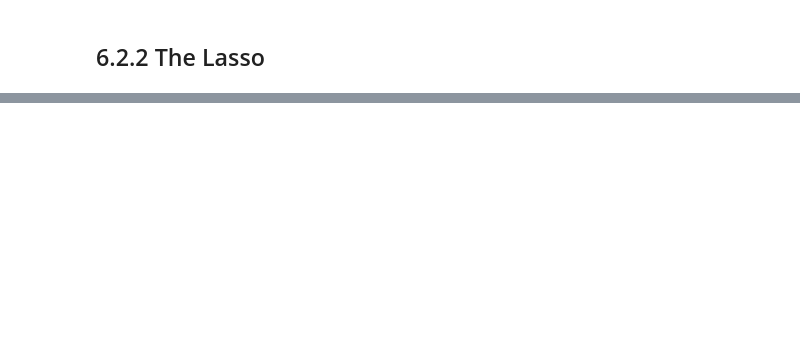
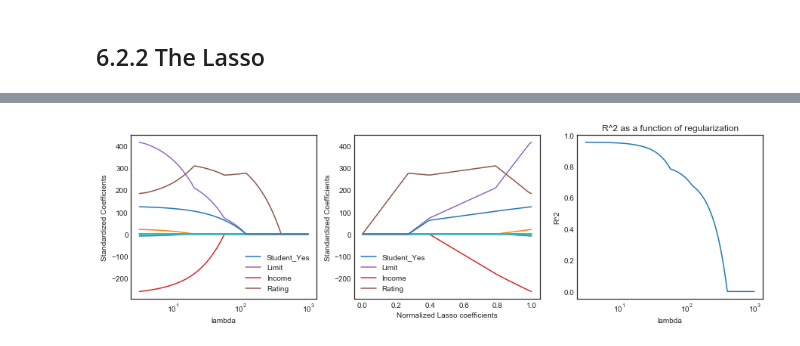
Before and after one commit to pedvide/ISLR_Python, a Jupyter notebook: Chapter6_Linear_Model_Selection_and_Regularization.ipynb, the cells around one changed output, grey strips where cells are left out. Drawn from its saved outputs; the diff is of its cells as text; code cells hidden in the pictures; blank space fills up the shorter version.

Commit message:
the lasso

```diff
--- a/Chapter6_Linear_Model_Selection_and_Regularization.ipynb
+++ b/Chapter6_Linear_Model_Selection_and_Regularization.ipynb
@@ -125,0 +122,44 @@ ax.set_title('R^2 as a function of regularization');
+# %%
+n_lambdas = 200
+lambdas = np.logspace(3, 0.5, n_lambdas)
+
+coefs = []
+scores = []
+for lam in lambdas:
+    lasso = Lasso(alpha=lam)
+    lasso.fit(X_scaled, y)
+    coefs.append(lasso.coef_)
+    scores.append(lasso.score(X_scaled, y))
+# %%
+fig, (ax1, ax2, ax3) = plt.subplots(1, 3, figsize=(15,4))
+
+# get the four largest (in abs value) coefficient positions
+ind = np.argpartition(np.abs(coefs[-1]), -4)[-4:]
+
+# firt plot
+ax1.plot(lambdas, coefs)
+ax1.set_xscale('log')
+ax1.set_xlabel('lambda')
+ax1.set_ylabel('Standardized Coefficients')
+ax1.legend(np.array(ax1.get_lines())[ind], X.columns[ind])
+
+# second plot
+no_lasso_norm = linalg.norm(coefs[-1], ord=1)
+norm_coefs = linalg.norm(coefs/no_lasso_norm, axis=1, ord=1)
+ax2.plot(norm_coefs, coefs)
+ax2.set_xlabel('Normalized Lasso coefficients')
+ax2.set_ylabel('Standardized Coefficients')
+ax2.legend(np.array(ax2.get_lines())[ind], X.columns[ind]);
+
+# third
+ax3.plot(lambdas, scores)
+ax3.set_xscale('log')
+ax3.set_xlabel('lambda')
+ax3.set_ylabel('R^2')
+ax3.set_title('R^2 as a function of regularization');
+
+# the values for lambda are different here than in the text
+# most likely the function that is minimized is a bit different in scikit-learn and R
+# there's probably a factor of N or 2N (N=len(y)) difference.
+# %% [output]
+[figure, added]
```
Also changed, not shown: parts of 6 cells of this notebook.
